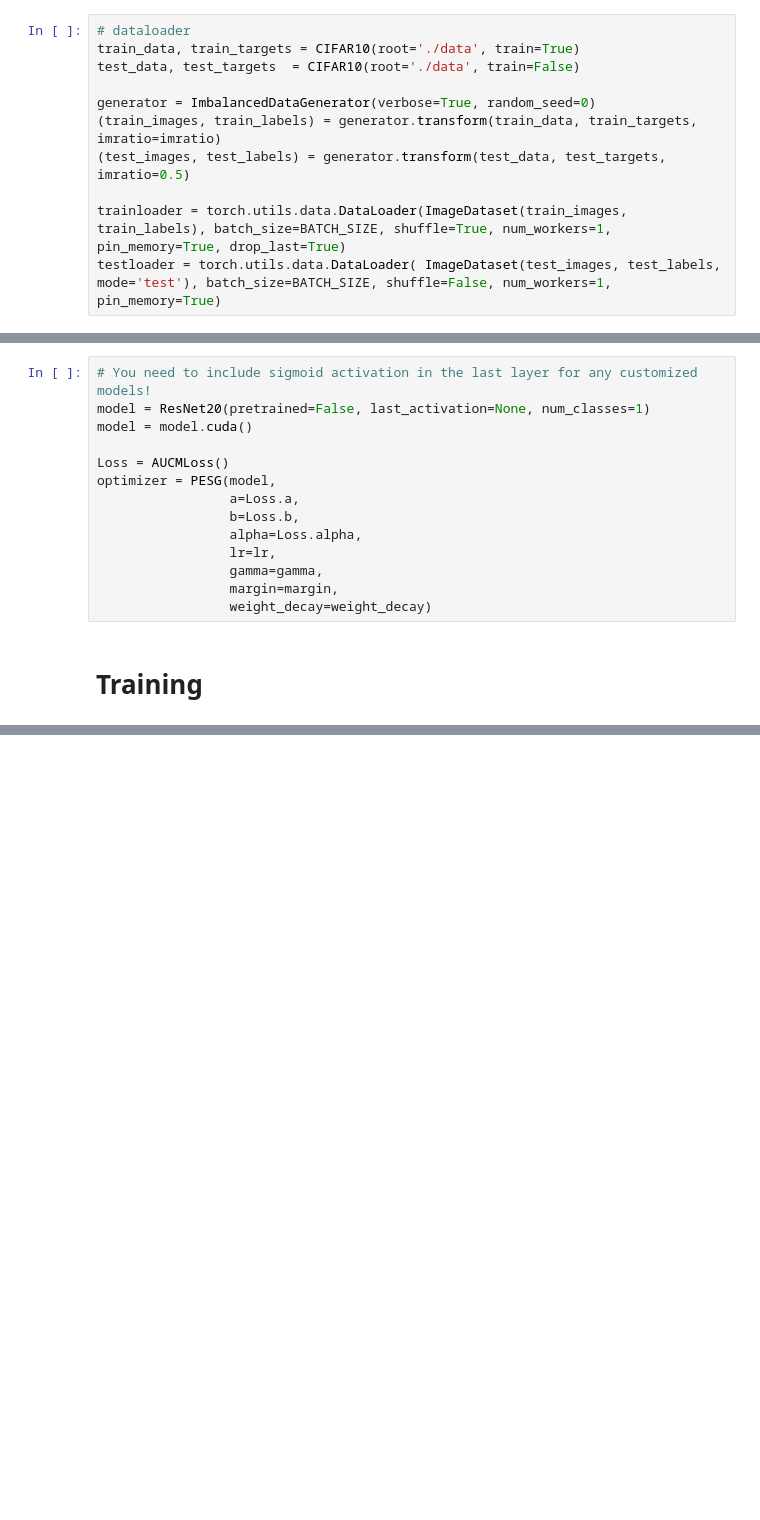
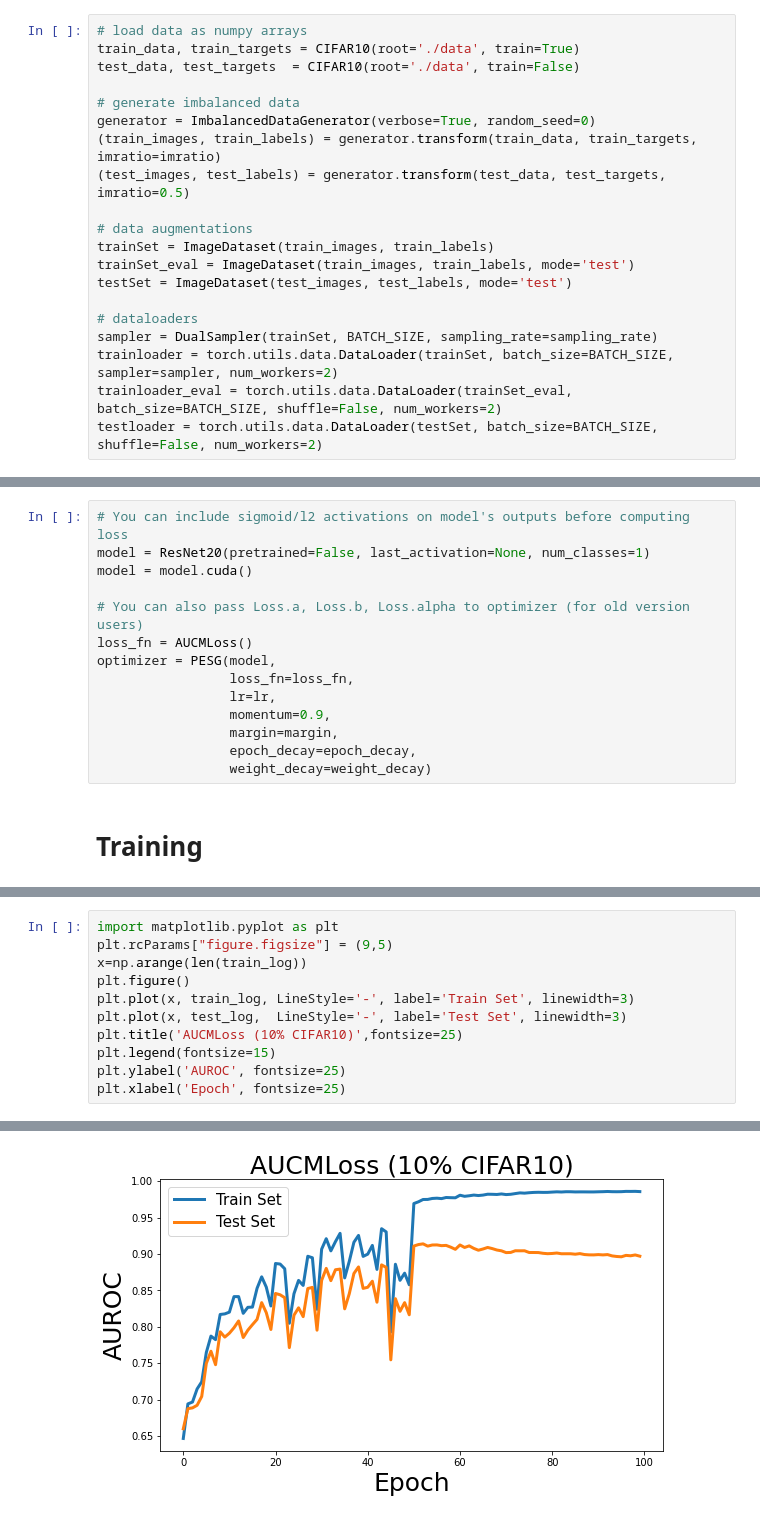
Before and after one commit to Optimization-AI/LibAUC, a Jupyter notebook: examples/02_Optimizing_AUROC_with_ResNet20_on_Imbalanced_CIFAR10.ipynb, the cells around one changed output, grey strips where cells are left out. Cells and saved outputs as stored; diff of their text form; blank space fills up the shorter version.

```diff
--- a/examples/02_Optimizing_AUROC_with_ResNet20_on_Imbalanced_CIFAR10.ipynb
+++ b/examples/02_Optimizing_AUROC_with_ResNet20_on_Imbalanced_CIFAR10.ipynb
@@ -116,14 +161,23 @@ margin = 1.0
 # %% [markdown]
 # **Loading datasets**
 # %%
-# dataloader
+# load data as numpy arrays
 train_data, train_targets = CIFAR10(root='./data', train=True)
 test_data, test_targets  = CIFAR10(root='./data', train=False)
 
+# generate imbalanced data
 generator = ImbalancedDataGenerator(verbose=True, random_seed=0)
 (train_images, train_labels) = generator.transform(train_data, train_targets, imratio=imratio)
 (test_images, test_labels) = generator.transform(test_data, test_targets, imratio=0.5)
 
-trainloader = torch.utils.data.DataLoader(ImageDataset(train_images, train_labels), batch_size=BATCH_SIZE, shuffle=True, num_workers=1, pin_memory=True, drop_last=True)
-testloader = torch.utils.data.DataLoader( ImageDataset(test_images, test_labels, mode='test'), batch_size=BATCH_SIZE, shuffle=False, num_workers=1,  pin_memory=True)
+# data augmentations
+trainSet = ImageDataset(train_images, train_labels)
+trainSet_eval = ImageDataset(train_images, train_labels, mode='test')
+testSet = ImageDataset(test_images, test_labels, mode='test')
+
+# dataloaders
+sampler = DualSampler(trainSet, BATCH_SIZE, sampling_rate=sampling_rate)
+trainloader = torch.utils.data.DataLoader(trainSet, batch_size=BATCH_SIZE, sampler=sampler, num_workers=2)
+trainloader_eval = torch.utils.data.DataLoader(trainSet_eval, batch_size=BATCH_SIZE, shuffle=False, num_workers=2)
+testloader = torch.utils.data.DataLoader(testSet, batch_size=BATCH_SIZE, shuffle=False, num_workers=2)
 # %% [output]
@@ -135,18 +188,18 @@ Files already downloaded and verified
 # %% [markdown]
 # **Creating models & AUC Optimizer**
 # %%
-# You need to include sigmoid activation in the last layer for any customized models!
+# You can include sigmoid/l2 activations on model's outputs before computing loss
 model = ResNet20(pretrained=False, last_activation=None, num_classes=1)
 model = model.cuda()
 
-Loss = AUCMLoss()
+# You can also pass Loss.a, Loss.b, Loss.alpha to optimizer (for old version users)
+loss_fn = AUCMLoss()
 optimizer = PESG(model,
-                 a=Loss.a,
-                 b=Loss.b,
-                 alpha=Loss.alpha,
+                 loss_fn=loss_fn,
                  lr=lr,
-                 gamma=gamma,
+                 momentum=0.9,
                  margin=margin,
+                 epoch_decay=epoch_decay,
                  weight_decay=weight_decay)
 # %% [markdown]
 # **Training**
@@ -214,0 +279,12 @@ epoch: 99, train_loss: 0.011512, train_auc:0.975600, test_auc:0.895057, lr:0.001
+# %%
+import matplotlib.pyplot as plt
+plt.rcParams["figure.figsize"] = (9,5)
+x=np.arange(len(train_log))
+plt.figure()
+plt.plot(x, train_log, LineStyle='-', label='Train Set', linewidth=3)
+plt.plot(x, test_log,  LineStyle='-', label='Test Set', linewidth=3)
+plt.title('AUCMLoss (10% CIFAR10)',fontsize=25)
+plt.legend(fontsize=15)
+plt.ylabel('AUROC', fontsize=25)
+plt.xlabel('Epoch', fontsize=25)
+# %% [output]
@@ -214,0 +292 @@ epoch: 99, train_loss: 0.011512, train_auc:0.975600, test_auc:0.895057, lr:0.001
+[figure, added]
```
Also changed, not shown: parts of 18 cells of this notebook, 2 other files.
